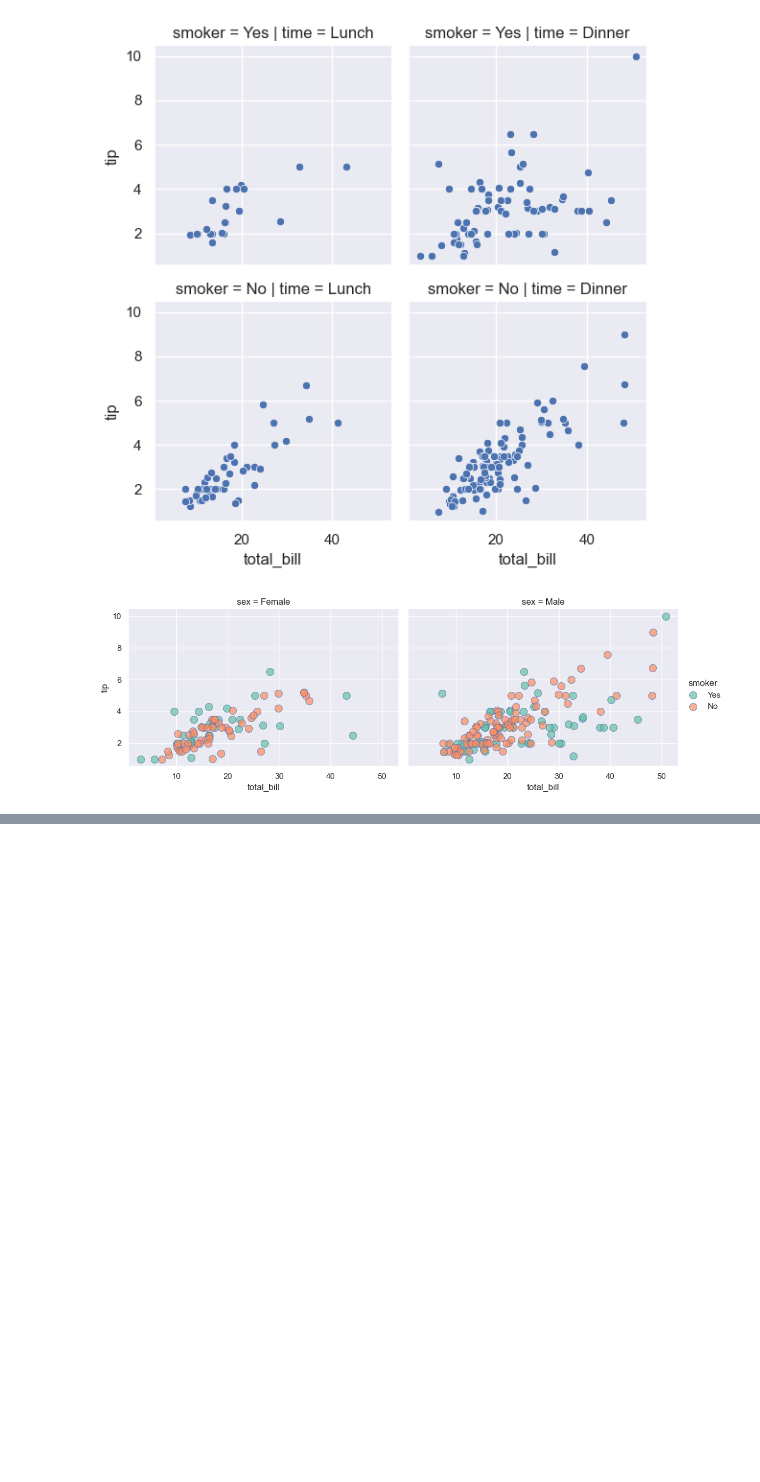
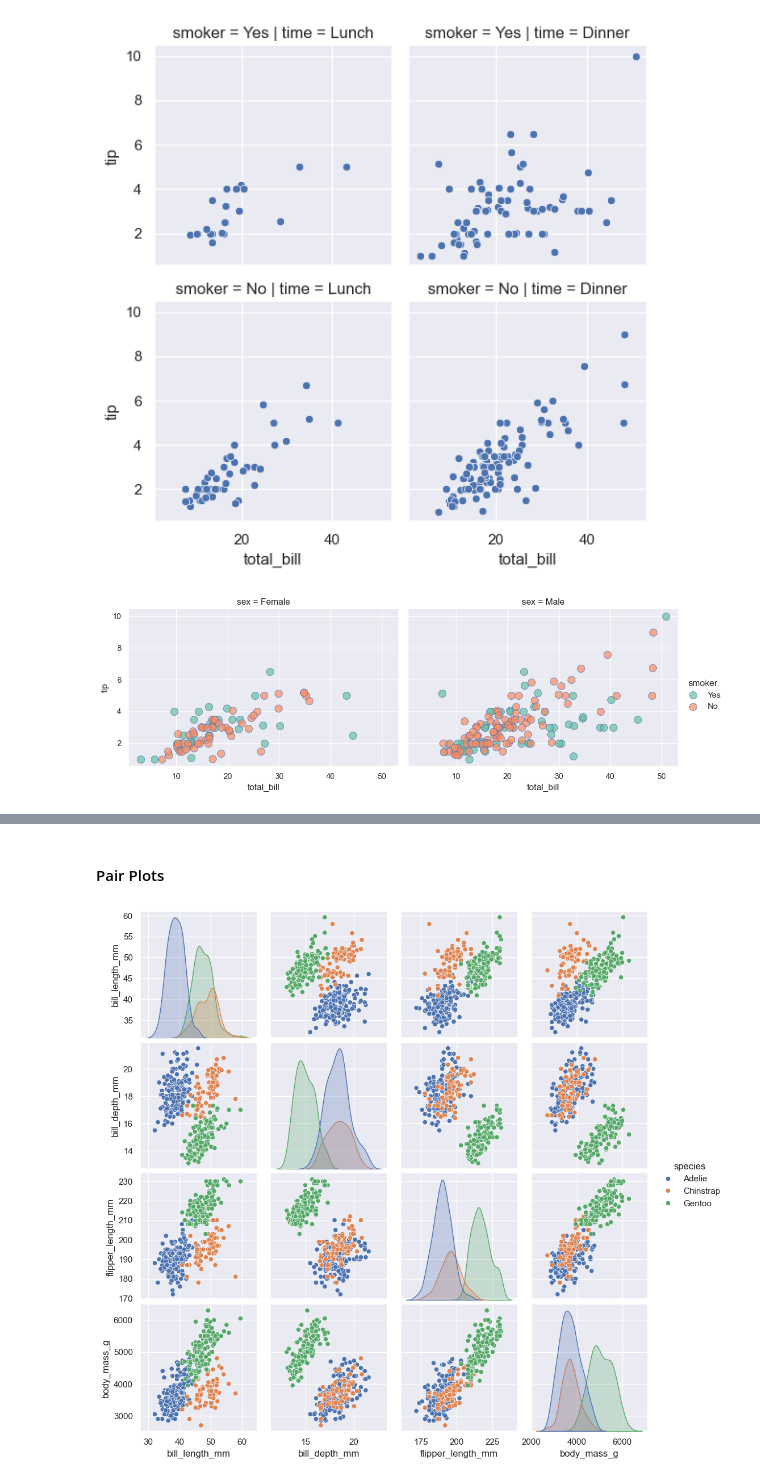
Before and after one commit to DungDao23092005/Ai_Engineer, a Jupyter notebook: library/seaborn/seaborn.ipynb, the cells around one changed output, grey strips where cells are left out. Saved outputs shown, nothing was run; the diff lists cells and outputs as text; code cells hidden in the pictures; blank space fills up the shorter version.

```diff
--- a/library/seaborn/seaborn.ipynb
+++ b/library/seaborn/seaborn.ipynb
@@ -163,0 +179,6 @@ new_fg.add_legend();
+# %% [markdown]
+#### Pair Plots
+# %%
+sns.pairplot(data=penguins_df,hue="species");
+# %% [output]
+[figure, added]
```
Also changed, not shown: parts of 9 cells of this notebook, 2 other files.
